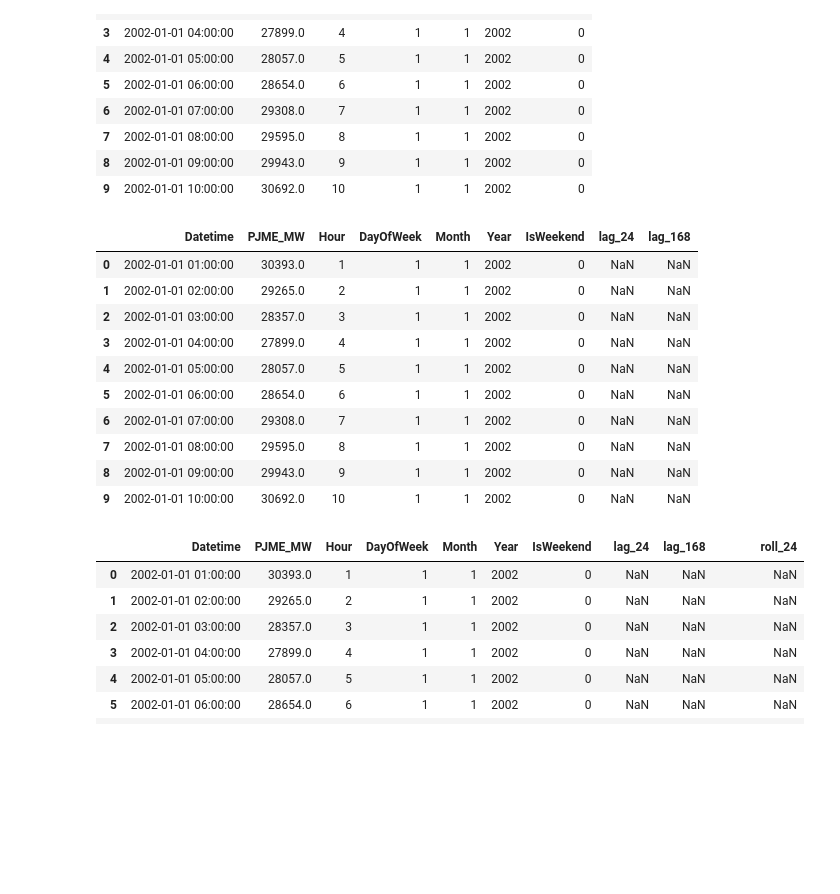
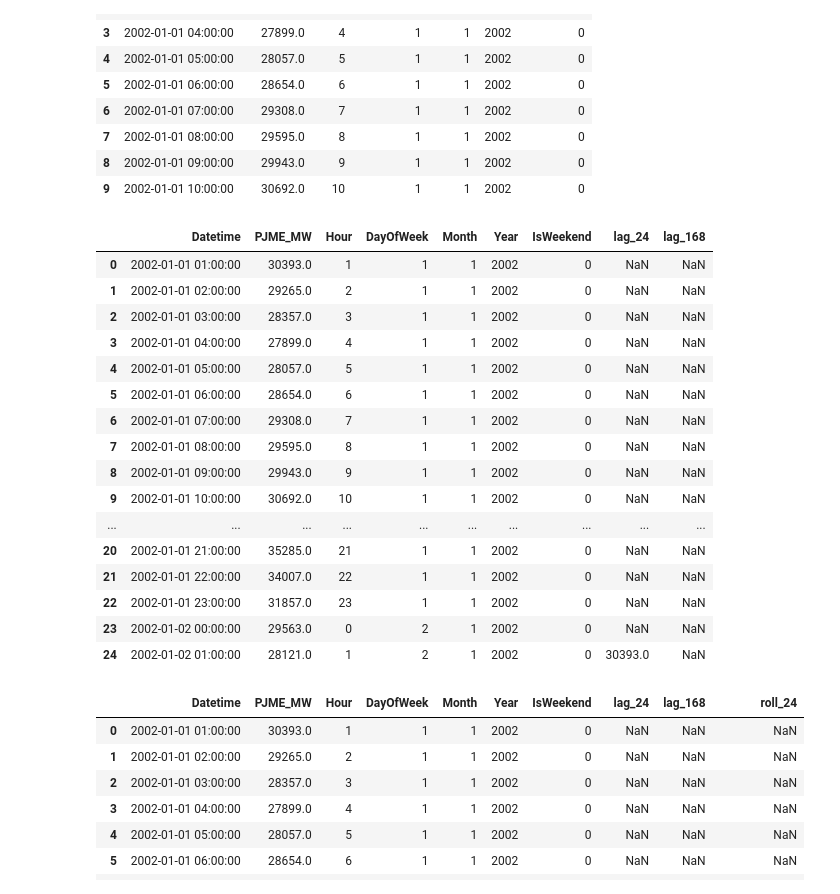
Before and after one commit to MounaSaiss/Azure_consommation_-lectrique, a Jupyter notebook: nootbook.ipynb, the cells around one changed output. Cells and saved outputs as stored; diff of their text form; code cells hidden in the pictures; blank space fills up the shorter version.

```diff
--- a/nootbook.ipynb
+++ b/nootbook.ipynb
@@ -229,22 +236,28 @@ df.head(10)
 # %%
 #Affiche les lags (variable de retard)
 
 df["lag_24"]=df["PJME_MW"].shift(24) #consomation il ya 24h
 df["lag_168"]=df["PJME_MW"].shift(168) #consomation il ya 7jours
 
-df.head(10)
+df.head(25)
 # %% [output]
 |  | Datetime | PJME_MW | Hour | DayOfWeek | Month | Year | IsWeekend | lag_24 | lag_168 |
 | 0 | 2002-01-01 01:00:00 | 30393.0 | 1 | 1 | 1 | 2002 | 0 | NaN | NaN |
 | 1 | 2002-01-01 02:00:00 | 29265.0 | 2 | 1 | 1 | 2002 | 0 | NaN | NaN |
 | 2 | 2002-01-01 03:00:00 | 28357.0 | 3 | 1 | 1 | 2002 | 0 | NaN | NaN |
 | 3 | 2002-01-01 04:00:00 | 27899.0 | 4 | 1 | 1 | 2002 | 0 | NaN | NaN |
 | 4 | 2002-01-01 05:00:00 | 28057.0 | 5 | 1 | 1 | 2002 | 0 | NaN | NaN |
 | 5 | 2002-01-01 06:00:00 | 28654.0 | 6 | 1 | 1 | 2002 | 0 | NaN | NaN |
 | 6 | 2002-01-01 07:00:00 | 29308.0 | 7 | 1 | 1 | 2002 | 0 | NaN | NaN |
 | 7 | 2002-01-01 08:00:00 | 29595.0 | 8 | 1 | 1 | 2002 | 0 | NaN | NaN |
 | 8 | 2002-01-01 09:00:00 | 29943.0 | 9 | 1 | 1 | 2002 | 0 | NaN | NaN |
 | 9 | 2002-01-01 10:00:00 | 30692.0 | 10 | 1 | 1 | 2002 | 0 | NaN | NaN |
+| ... | ... | ... | ... | ... | ... | ... | ... | ... | ... |
+| 20 | 2002-01-01 21:00:00 | 35285.0 | 21 | 1 | 1 | 2002 | 0 | NaN | NaN |
+| 21 | 2002-01-01 22:00:00 | 34007.0 | 22 | 1 | 1 | 2002 | 0 | NaN | NaN |
+| 22 | 2002-01-01 23:00:00 | 31857.0 | 23 | 1 | 1 | 2002 | 0 | NaN | NaN |
+| 23 | 2002-01-02 00:00:00 | 29563.0 | 0 | 2 | 1 | 2002 | 0 | NaN | NaN |
+| 24 | 2002-01-02 01:00:00 | 28121.0 | 1 | 2 | 1 | 2002 | 0 | 30393.0 | NaN |
 # %%
 #Calcul moyene glissant
 df["roll_24"] = df["PJME_MW"].rolling(window=24).mean()
```
Also changed, not shown: parts of 9 cells of this notebook.
